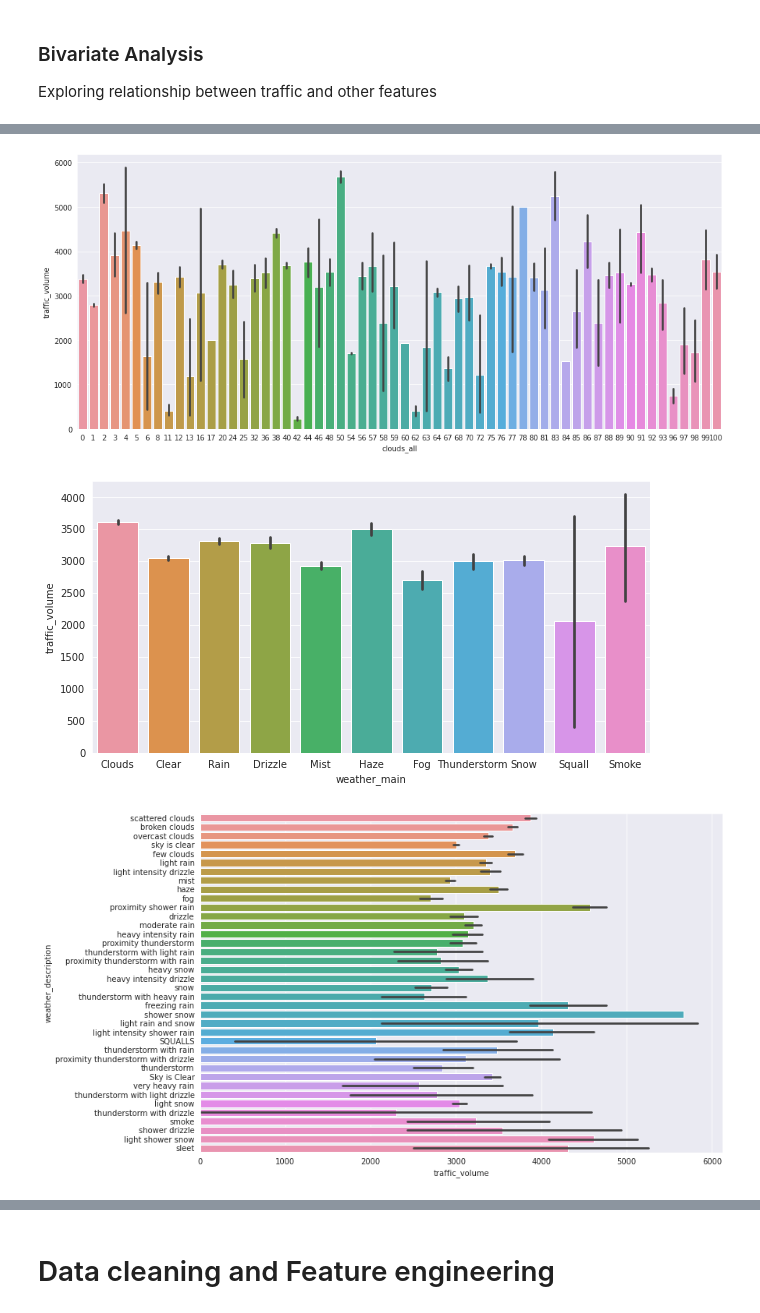
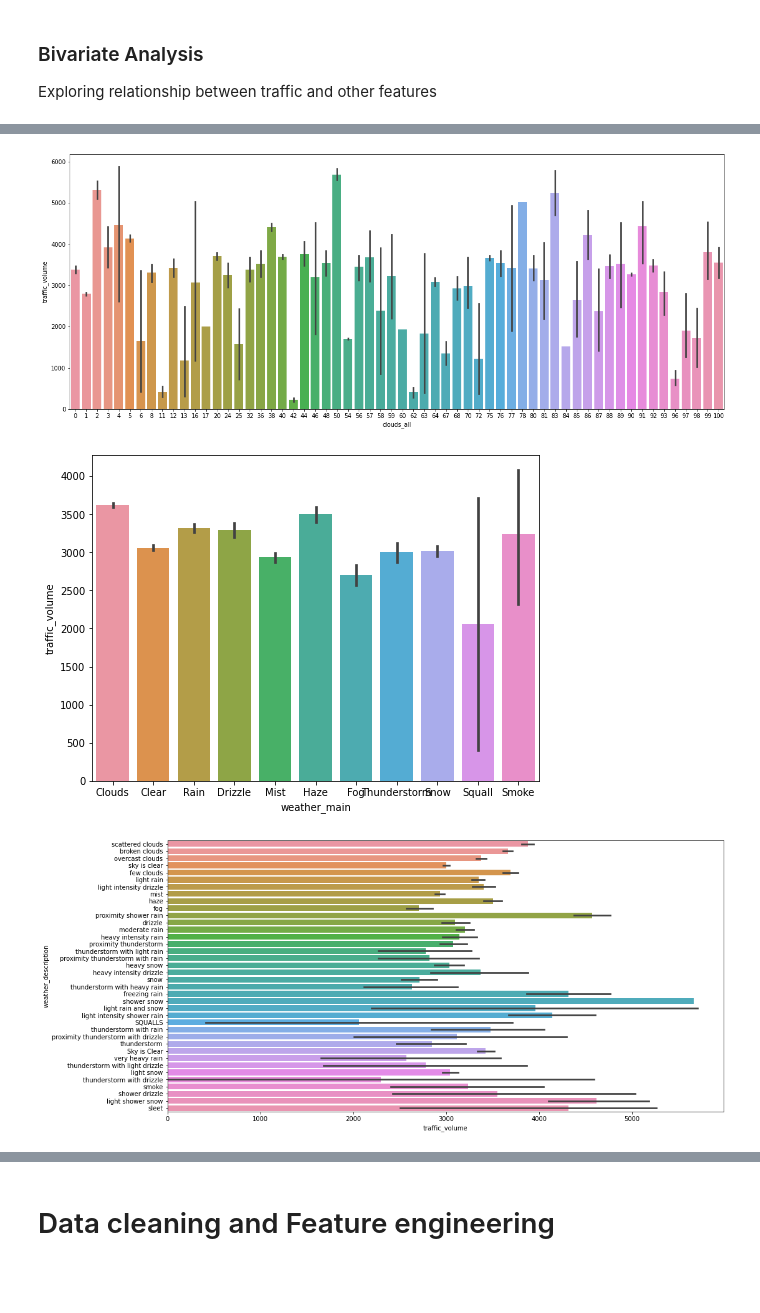
Before and after one commit to nimran79/COMP-8118-project---Traffic-volume-prediction, a Jupyter notebook: DM_Project_metro_interstate_traffic_volume.ipynb, the cells around one changed output, grey strips where cells are left out. Drawn from its saved outputs; the diff is of its cells as text; code cells hidden in the pictures; blank space fills up the shorter version.

```diff
--- a/DM_Project_metro_interstate_traffic_volume.ipynb
+++ b/DM_Project_metro_interstate_traffic_volume.ipynb
@@ -33,6 +41,6 @@ Drive already mounted at /content/drive/; to attempt to forcibly remount, call d
 # %%
 #Importing dataset from csv to data frame
-df_traffic_data = pd.read_csv("https://archive.ics.uci.edu/ml/machine-learning-databases/00492/Metro_Interstate_Traffic_Volume.csv.gz")
+df = pd.read_csv("https://archive.ics.uci.edu/ml/machine-learning-databases/00492/Metro_Interstate_Traffic_Volume.csv.gz")
 # %%
 df_traffic_data.head()
 # %% [output]
@@ -148,0 +88,5 @@ plt.show()
+# %%
+#kelvin -> celcius
+df['temp'] = (df['temp']-273.15)
+sns.boxplot('temp', data = df)
+plt.savefig('/content/drive/Othercomputers/New Laptop (UofM)/Documents/Fall 2021/Data Mining/Project/figs/temp_after.png')
@@ -209,8 +146,6 @@ plt.show()
 # %%
-#plotting temperature against traffic volume
 plt.figure(figsize=(10,8))
-sns.set_style('darkgrid')
-sns.jointplot(y='traffic_volume', x='temp', data = df_traffic_data.loc[df_traffic_data.temp>-50])
+sns.jointplot(y='traffic_volume', x='temp', data = df.loc[df.temp>-50])
 plt.show()
 # %% [output]
 <Figure size 720x576 with 0 Axes>
@@ -225,21 +159,18 @@ sns.scatterplot(y='traffic_volume', x='temp', data = df_traffic_data.loc[df_traf
 # %%
-#Plotting traffic volume over clouds_all
-plt.figure(figsize=(16,7))
-sns.barplot(x='clouds_all', y = 'traffic_volume', data = df_traffic_data)
+plt.figure(figsize=(20,8))
+sns.barplot(x='clouds_all', y = 'traffic_volume', data = df)
 plt.show()
 # %% [output]
-[figure, old version]
+[figure, new version]
 # %%
-#Plotting weather_main over traffic volume
-plt.figure(figsize=(10,5))
-sns.barplot(x='weather_main', y = 'traffic_volume', data = df_traffic_data)
+plt.figure(figsize=(8,6))
+sns.barplot(x='weather_main', y = 'traffic_volume', data = df)
 plt.show()
 # %% [output]
-[figure, old version]
+[figure, new version]
 # %%
-#Plotting weather_description over traffic volume
-plt.figure(figsize=(12,8))
-sns.barplot(y='weather_description', x = 'traffic_volume', data = df_traffic_data)
+plt.figure(figsize=(16,8))
+sns.barplot(y='weather_description', x = 'traffic_volume', data = df)
 plt.show()
 # %% [output]
-[figure, old version]
+[figure, new version]
```
Also changed, not shown: parts of 104 cells of this notebook.
